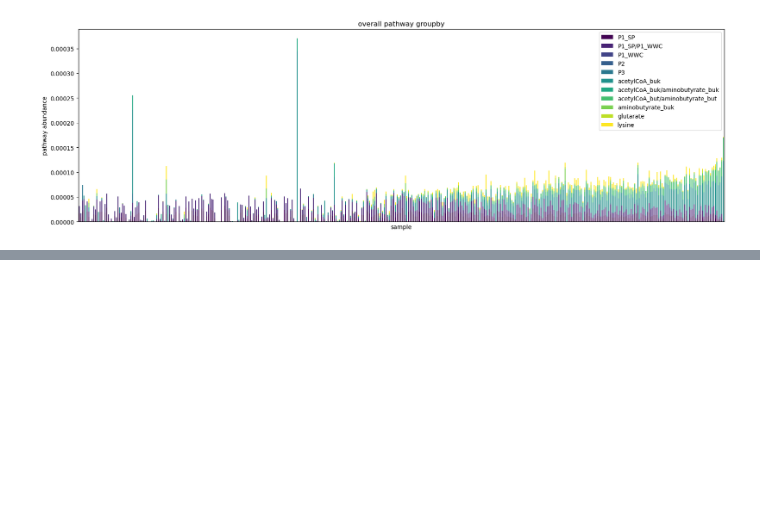
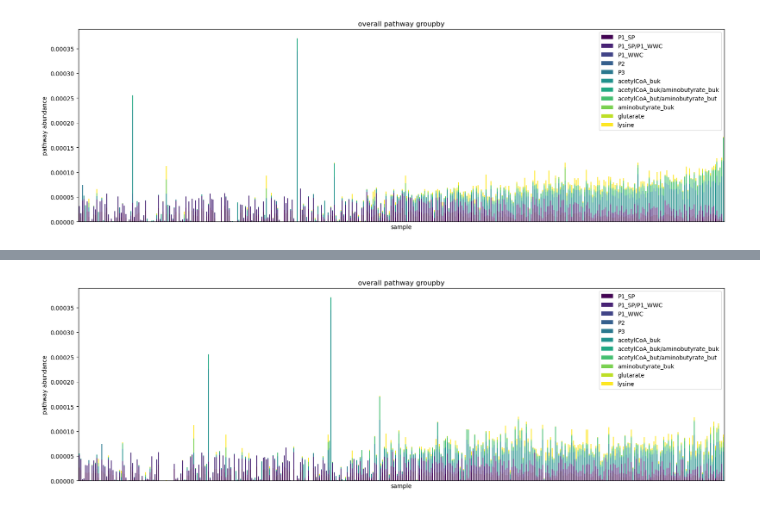
Before and after one commit to daisywyh/cremer_tester, a Jupyter notebook: pathway_abundance/pathway_abundance.ipynb, the cells around one changed output, grey strips where cells are left out. Saved outputs shown, nothing was run; the diff lists cells and outputs as text; code cells hidden in the pictures; blank space fills up the shorter version.

```diff
--- a/pathway_abundance/pathway_abundance.ipynb
+++ b/pathway_abundance/pathway_abundance.ipynb
@@ -570,0 +571,4 @@ sort_acetylCoA_but_aminobutyrate_but_graph = sortedStackedBar(overall_pathway_gr
+# %%
+sort_glutarate_graph = sortedStackedBar(overall_pathway_group, "glutarate")
+# %% [output]
+[figure, added]
```
Also changed, not shown: parts of 16 cells of this notebook.
